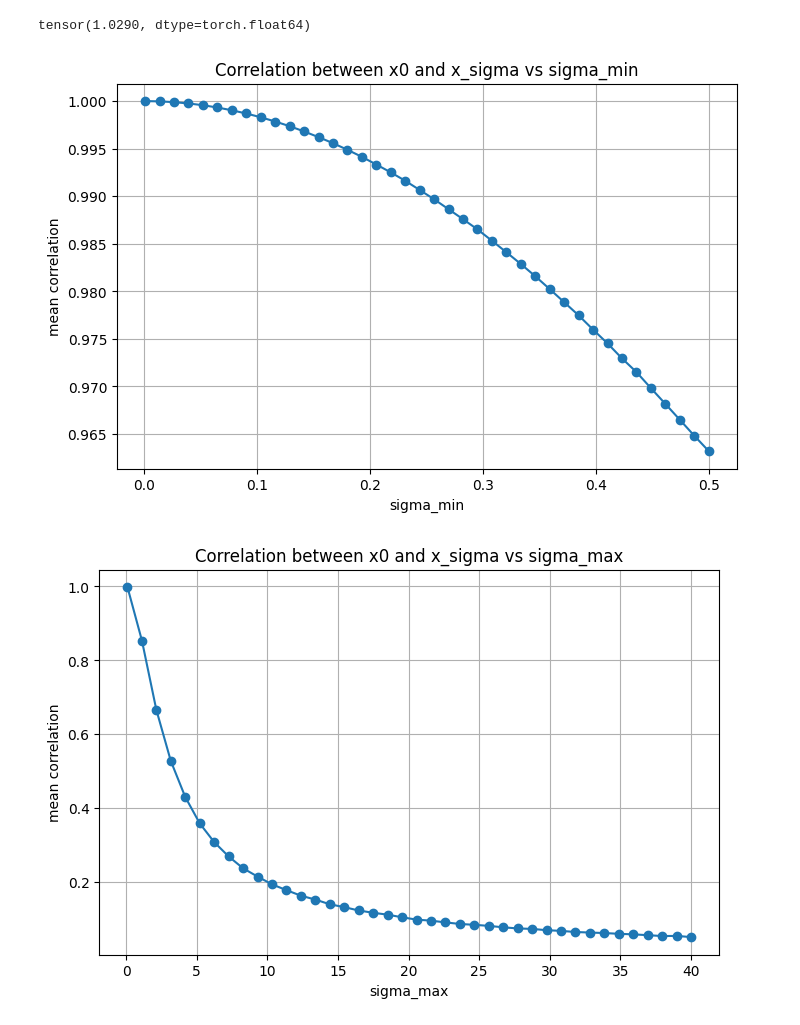
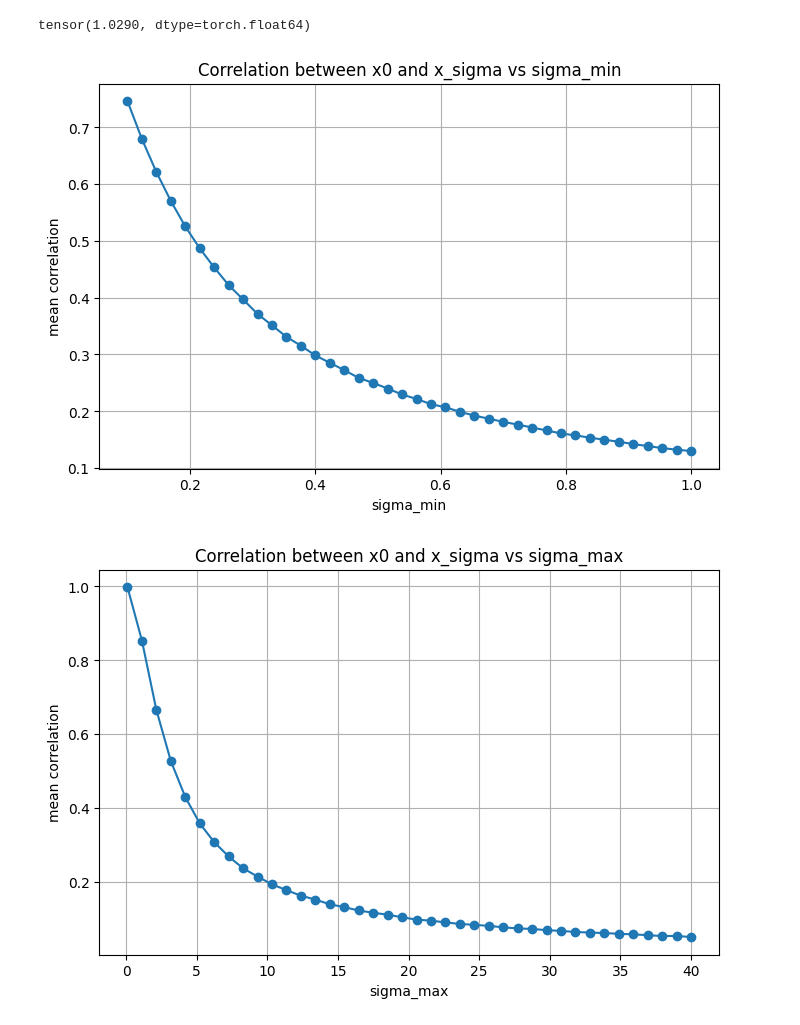
Before and after one commit to katherinefrields/climsim-kaggle-edition, a Jupyter notebook: evaluation/offline/joint_inference.ipynb, the cells around one changed output. Cells and saved outputs as stored; diff of their text form; code cells hidden in the pictures.

```diff
--- a/evaluation/offline/joint_inference.ipynb
+++ b/evaluation/offline/joint_inference.ipynb
@@ -365,7 +414,7 @@ from physicsnemo.models.module import Module
 
 res_model_reload = Module.from_checkpoint('/pscratch/sd/k/kfrields/hugging/E3SM-MMF_saved_models/diffusion_models/diff_test_refactored_smaller_LR_epoch_3/diff_model/ckpt/ckpt_epoch_2_metric_0.0723.mdlus')
 # %%
-det_preds, joint_preds, res_stack, true_res_stack, normalized_res_stack = inference_joint_model(joint_model, torch_input,actual_input, torch.tensor(actual_target.reshape(-1, 308)), pressures_binned, data,out_scale,
+det_preds, joint_preds, res_stack, init_true_res_stack, init_normalized_res_stack = inference_joint_model(joint_model, torch_input,actual_input, torch.tensor(actual_target.reshape(-1, 308)), pressures_binned, data,out_scale,
                                         debug_batch_override = 5)
 # %% [output]
 safe std shapetorch.Size([13, 64])
@@ -382,10 +431,10 @@ det_preds, joint_preds, plain_det_list, plain_joint_list = inference_joint_model
                                         out_scale_v2_rh_mc,
                                            debug_batch_override = 10)
 # %%
-normalized_res_stack_reshaped = normalized_res_stack.reshape(-1, 308)
+normalized_res_stack_reshaped = init_normalized_res_stack.reshape(-1, 308)
 
-sample_wise_std = normalized_res_stack_reshaped.std(axis = 1)
-print(np.median(sample_wise_std))
+sample_wise_std = normalized_res_stack_reshaped.std(axis = 0)
+print(np.mean(sample_wise_std))
 
 #(B,C*L)->(B,C,L)
 normalized_res_stack = joint_model.reshape_target(torch.tensor(normalized_res_stack_reshaped))
@@ -394,8 +447,10 @@ normalized_res_stack = joint_model.reshape_target(torch.tensor(normalized_res_st
 # %%
-true_res_stack_reshaped = true_res_stack.reshape(-1, 308)
+true_res_stack_reshaped = init_true_res_stack.reshape(-1, 308)
 
-true_sample_wise_std = true_res_stack_reshaped.std(axis = 1)
+true_sample_wise_std = true_res_stack_reshaped.std(axis = 0)
+print(true_sample_wise_std.shape)
 print(np.median(true_sample_wise_std))
+
 
 #(B,C*L)->(B,C,L)
 true_res_stack = joint_model.reshape_target(torch.tensor(true_res_stack_reshaped))
@@ -405,7 +471,7 @@ true_res_stack = joint_model.reshape_target(torch.tensor(true_res_stack_reshaped
 #normalized_residual = ((torch.tensor(val_res[:1,:]) - res_mean)/((res_std+ 1e-12)))*.5
 rnd_normal = torch.randn([true_res_stack.shape[0],1,  1])
 #sigma = (rnd_normal * 1.2 -4.0).exp()
-sigma_max = .02
+sigma_max = 25
 
 #======Noises Residual======
 n = torch.randn_like(true_res_stack) * sigma_max
@@ -445,7 +511,7 @@ import matplotlib.pyplot as plt
 x0 = true_res_stack  # your normalized true residuals
 
 # Range of sigma_max values to test
-sigma_values = torch.linspace(0.01, .5, steps=40)  # adjust upper bound as needed
+sigma_values = torch.linspace(0.1, 1, steps=40)  # adjust upper bound as needed
 
 corr_means = []
 
@@ -455,34 +521,34 @@ for sigma_min in sigma_values:
     x_sigma = x0 + n
 
     # Flatten per-sample
     x0_flat = x0.view(x0.size(0), -1)
     xs_flat = x_sigma.view(x_sigma.size(0), -1)
 
     # Compute correlation per sample
     corrs = []
     for i in range(x0_flat.size(0)):
         c = np.corrcoef(
             x0_flat[i].cpu().numpy(),
             xs_flat[i].cpu().numpy()
         )[0, 1]
         corrs.append(c)
 
     corr_means.append(np.mean(corrs))
 
 # Convert to numpy for plotting
 sigma_values_np = sigma_values.cpu().numpy()
 corr_means_np = np.array(corr_means)
 
 # Plot
 plt.figure(figsize=(8,5))
 plt.plot(sigma_values_np, corr_means_np, marker='o')
 plt.xlabel("sigma_min")
 plt.ylabel("mean correlation")
 plt.title("Correlation between x0 and x_sigma vs sigma_min")
 plt.grid(True)
 plt.show()
 # %% [output]
-[figure, old version]
+[figure, new version]
 # %%
 import torch
 import numpy as np
```
Also changed, not shown: parts of 10 cells of this notebook, 2 other files.
